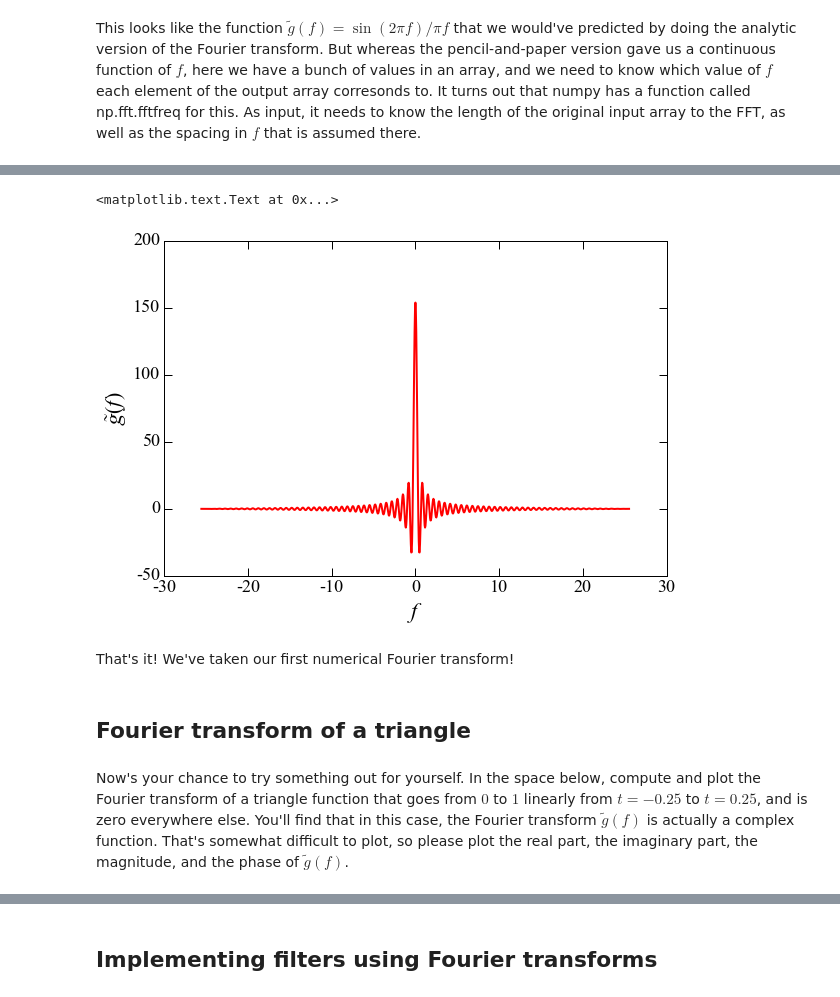
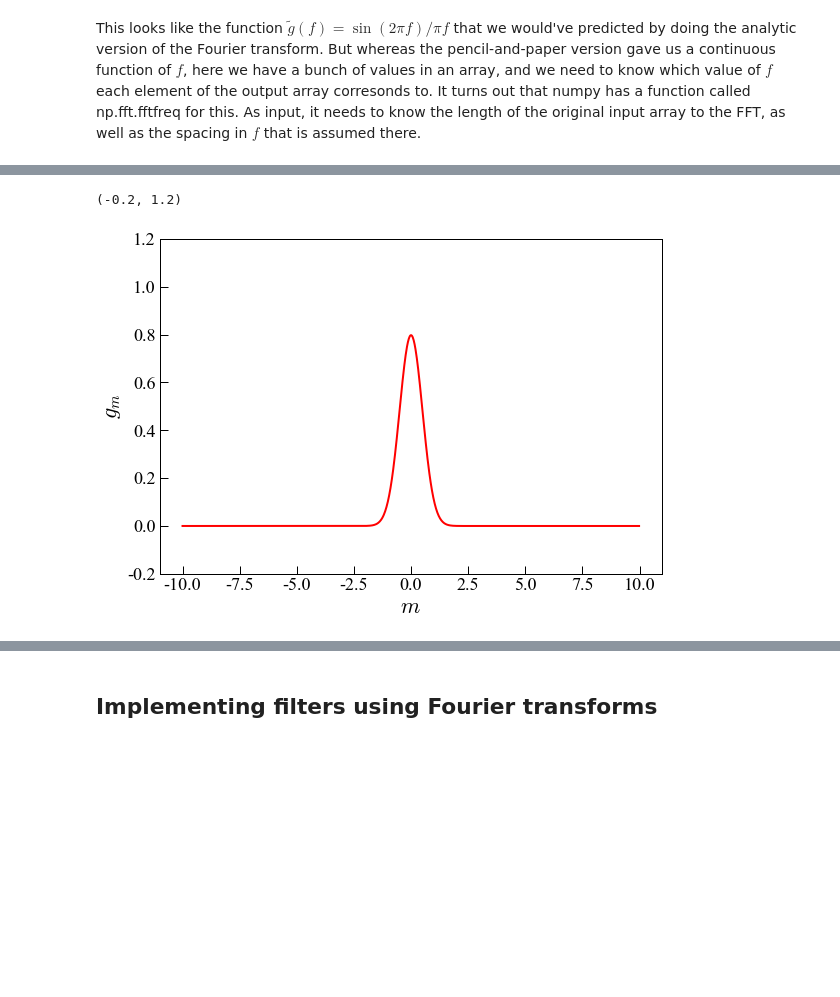
Before and after one commit to carinacheng/CHAMP2017, a Jupyter notebook: Lesson5_Fourier/NumericalFFTs.ipynb, the cells around one changed output, grey strips where cells are left out. Drawn from its saved outputs; the diff is of its cells as text; code cells hidden in the pictures; blank space fills up the shorter version.

```diff
--- a/Lesson5_Fourier/NumericalFFTs.ipynb
+++ b/Lesson5_Fourier/NumericalFFTs.ipynb
@@ -75,14 +81,16 @@ Notice the use of fftshift again to make sure that the arrays are ordered in the
+# %%
+def gauss(t,a,b):
+    exponent = -(t-b)**2
+    exponent /= 2*a**2
+    return np.exp(exponent)/np.sqrt(2.*np.pi*a**2)
 # %%
+t_coords = np.linspace(-10.,10.,1025)[:-1]
+
 f, ax = plt.subplots(figsize=(9,6))
-ax.plot(f_coords,gtilde,lw=2,c='red')
-ax.set_ylabel(r"$\tilde{g}(f)$")
-ax.set_xlabel(r"$f$")
+ax.plot(t_coords,gauss(t_coords,0.5,0.),lw=2,c='red')
+ax.set_xlabel(r"$m$")
+ax.set_ylabel(r"$g_m$")
+ax.set_ylim(-0.2, 1.2)
 # %% [output]
-<matplotlib.text.Text at 0x...>
+(-0.2, 1.2)
-[figure, old version]
+[figure, new version]
-# %% [markdown]
-That's it! We've taken our first numerical Fourier transform!
-# %% [markdown]
-## Fourier transform of a triangle
-# %% [markdown]
-Now's your chance to try something out for yourself. In the space below, compute and plot the Fourier transform of a triangle function that goes from $0$ to $1$ linearly from $t=-0.25$ to $t=0.25$, and is zero everywhere else. You'll find that in this case, the Fourier transform $\tilde{g} (f)$ is actually a complex function. That's somewhat difficult to plot, so please plot the real part, the imaginary part, the magnitude, and the phase of $\tilde{g} (f)$.
```
Also changed, not shown: parts of 26 cells of this notebook, 3 other files.
